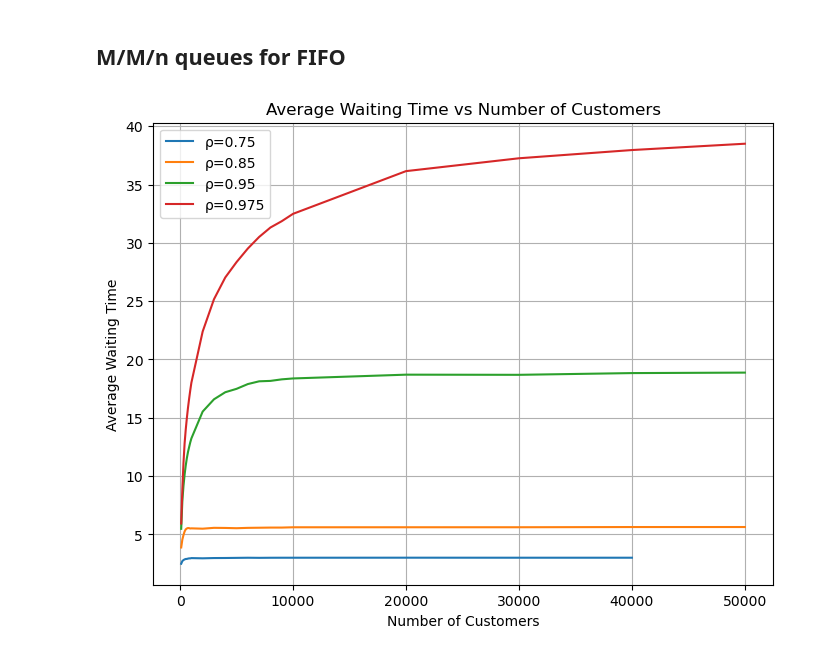
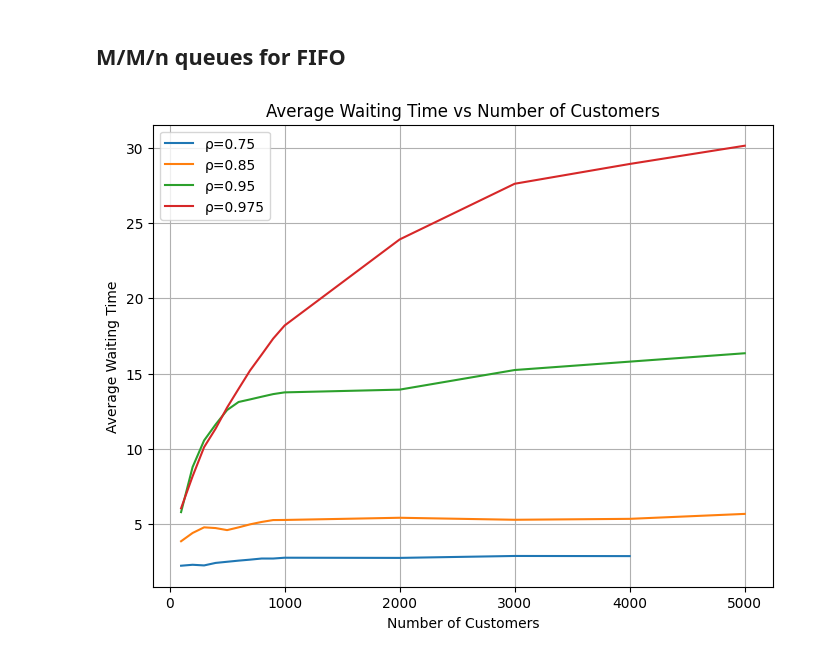
Before and after one commit to LodeVermeulen/stochastic-simulation, a Jupyter notebook: Homework 2/HW2.ipynb, the cells around one changed output. Drawn from its saved outputs; the diff is of its cells as text; code cells hidden in the pictures.

```diff
--- a/Homework 2/HW2.ipynb
+++ b/Homework 2/HW2.ipynb
@@ -7,44 +41,9 @@
 # %%
-import simpy
-import random
-import numpy as np
-import pandas as pd
-import matplotlib.pyplot as plt
-from tqdm import tqdm
-
-
-def interval_generator(num_servers, load_factor, service_rate):
-    return random.expovariate(num_servers * load_factor * service_rate)
-
-def service_time_generator(service_rate):
-    return random.expovariate(service_rate)
-
-def client_process(env, resources, service_rate, wait_records):
-    arrival_time = env.now
-    with resources.request() as request:
-        yield request
-        wait_time = env.now - arrival_time
-        wait_records.append(wait_time)
-        yield env.timeout(service_time_generator(service_rate))
-
-def request_spawner(env, resources, num_servers, load_factor, service_rate, wait_records):
-    while True:
-        yield env.timeout(interval_generator(num_servers, load_factor, service_rate))
-        env.process(client_process(env, resources, service_rate, wait_records))
-
-def run_simulation(num_servers, load_factor, service_rate, sim_time):
-    env = simpy.Environment()
-    resources = simpy.Resource(env, capacity=num_servers)
-    wait_records = []
-    env.process(request_spawner(env, resources, num_servers, load_factor, service_rate, wait_records))
-    env.run(until=sim_time)
-    return wait_records
-
 load_factors = [0.75, 0.85, 0.95, 0.975]
 servers_count = 1
 service_rate = 1.0
-simulation_time = 60000
-runs_per_config = 500
+simulation_time = 6000
+runs_per_config = 50
 
 results_data = []
 
@@ -52,32 +51,32 @@ for load in tqdm(load_factors, desc="Running simulations for different load fact
     # We need to fix this to make it appear normally...
     for iteration in tqdm(range(runs_per_config), leave=False, desc=f"Simulating for ρ={load:.2f}"):
         recorded_waits = run_simulation(servers_count, load, service_rate, simulation_time)
         customer_counts = np.concatenate(
             (np.arange(100, 1000, 100), np.arange(1000, 10000, 1000), np.arange(10000, 100001, 10000))
         )
         for count in customer_counts:
             if count <= len(recorded_waits):
                 average_wait = np.mean(recorded_waits[:count])
                 results_data.append([iteration, load, servers_count, count, average_wait])
 
 results_df = pd.DataFrame(
     results_data, columns=["Iteration", "Load Factor", "Servers", "Customers", "Mean Wait Time"]
 )
 
 results_df.to_csv("simulations_output.csv", index=False)
 
 plt.figure(figsize=(8, 6))
 for load in load_factors:
     subset = results_df[results_df["Load Factor"] == load]
     avg_waits = subset.groupby("Customers")["Mean Wait Time"].mean()
     plt.plot(avg_waits.index, avg_waits.values, label=f"ρ={load}")
 
 plt.title("Average Waiting Time vs Number of Customers")
 plt.xlabel("Number of Customers")
 plt.ylabel("Average Waiting Time")
 plt.legend()
 plt.grid(True)
 plt.show()
 # %% [output]
-[figure, old version]
+[figure, new version]
 # %%
```
Also changed, not shown: parts of 3 cells of this notebook.
